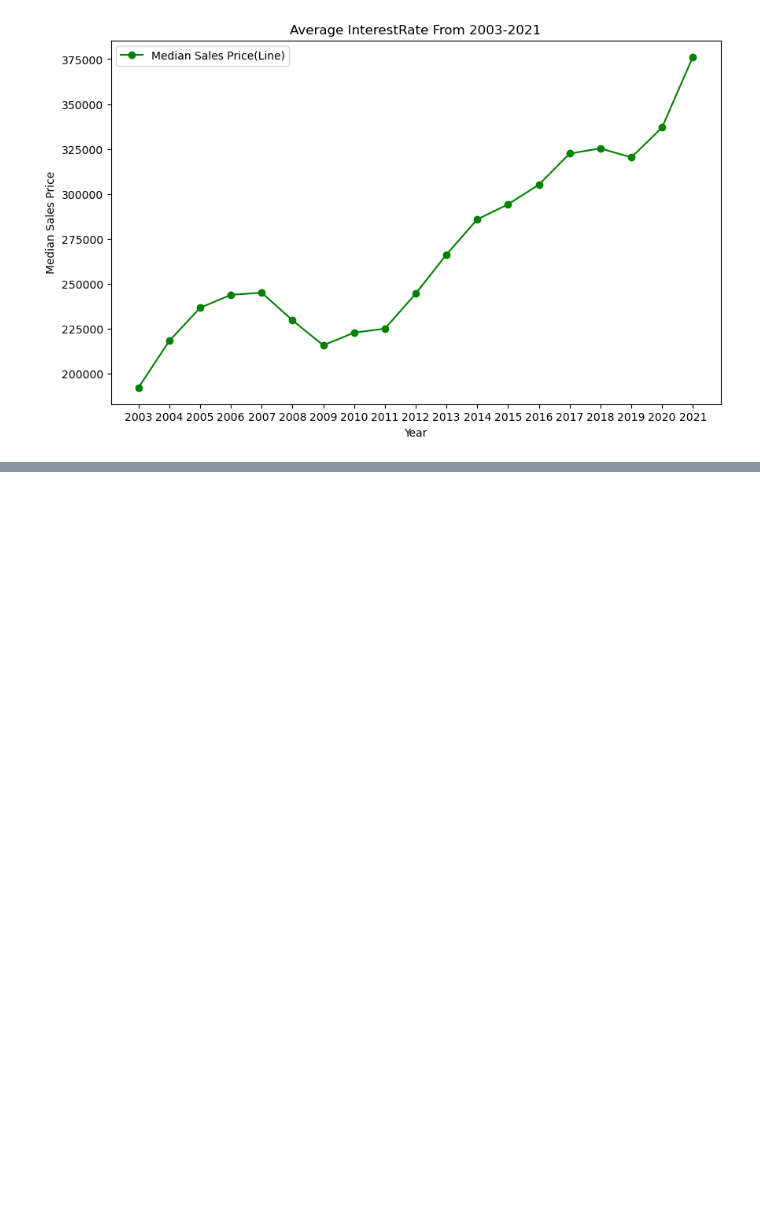
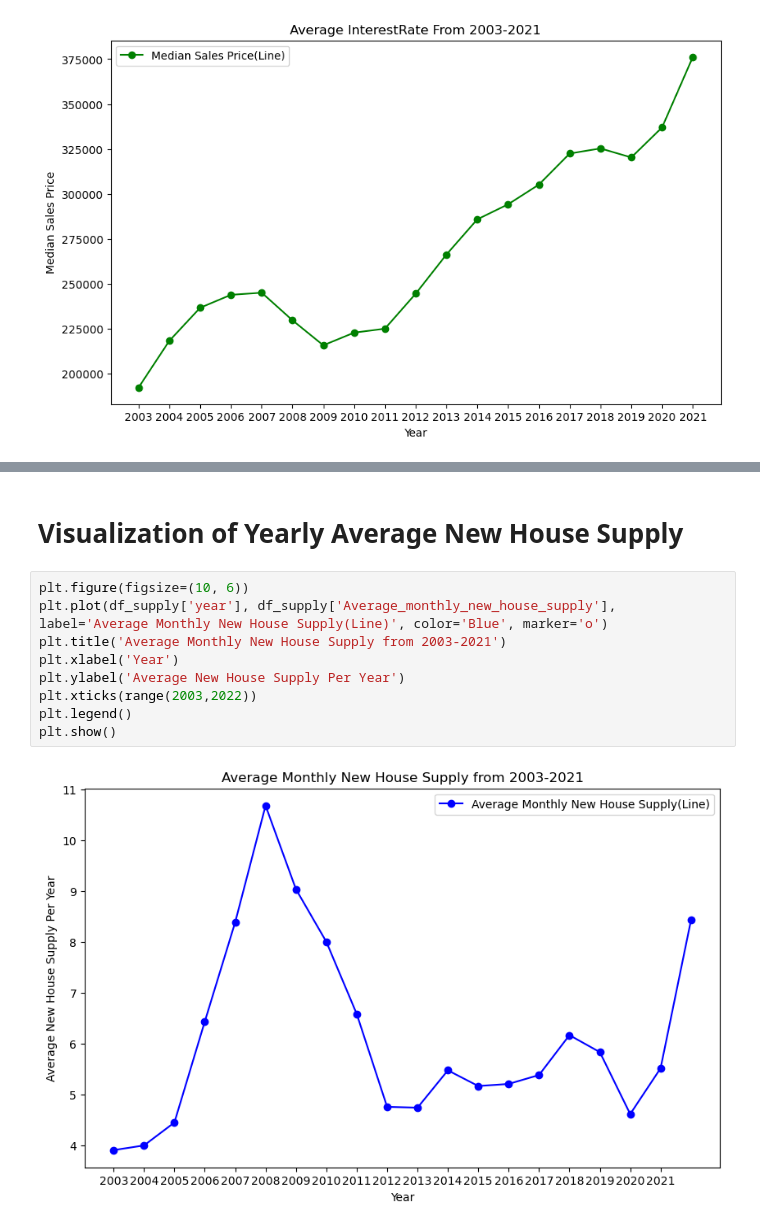
Before and after one commit to sirjanabhatta06/Data-Analysis-Project, a Jupyter notebook: DataAnalysisProject.ipynb, the cells around one changed output, grey strips where cells are left out. Cells and saved outputs as stored; diff of their text form; blank space fills up the shorter version.

```diff
--- a/DataAnalysisProject.ipynb
+++ b/DataAnalysisProject.ipynb
@@ -224,0 +397,13 @@ plt.show()
+# %% [markdown]
+# Visualization of Yearly Average New House Supply
+# %%
+plt.figure(figsize=(10, 6))
+plt.plot(df_supply['year'], df_supply['Average_monthly_new_house_supply'], label='Average Monthly New House Supply(Line)', color='Blue', marker='o')
+plt.title('Average Monthly New House Supply from 2003-2021')
+plt.xlabel('Year')
+plt.ylabel('Average New House Supply Per Year')
+plt.xticks(range(2003,2022))
+plt.legend()
+plt.show()
+# %% [output]
+[figure, added]
```
Also changed, not shown: parts of 42 cells of this notebook, 2 other files.
